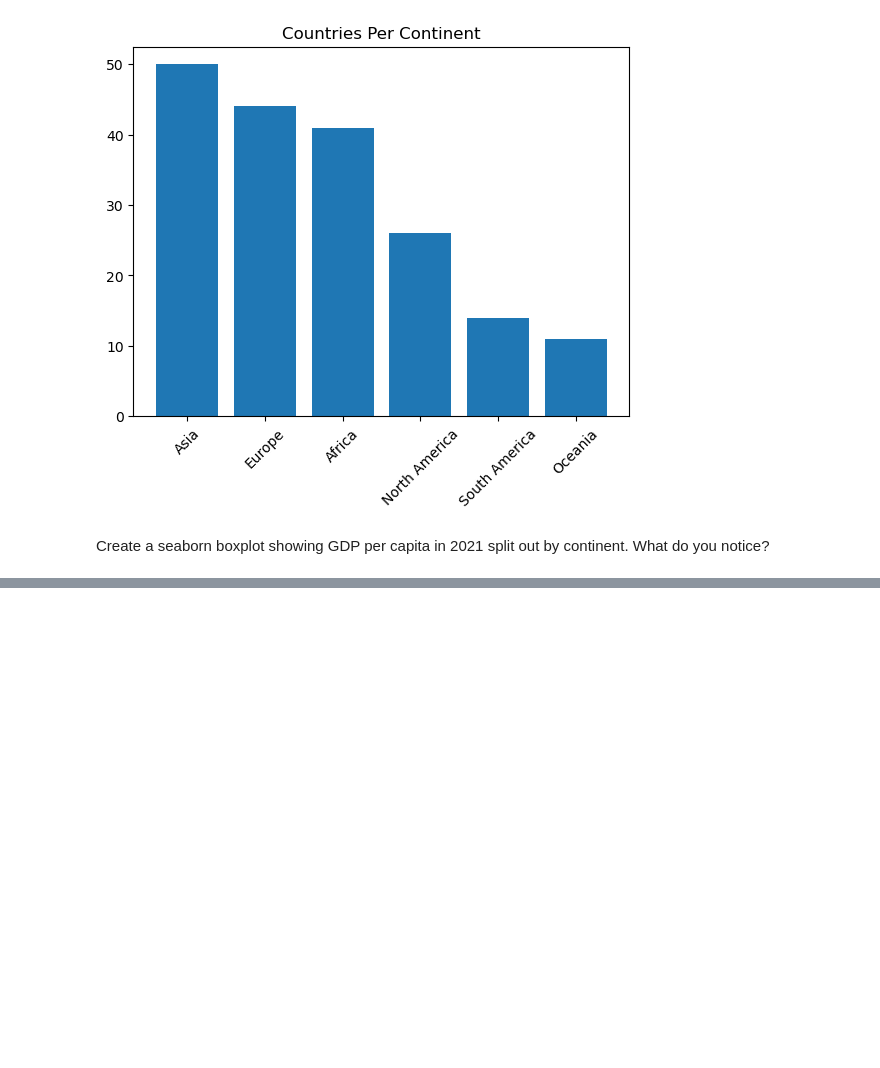
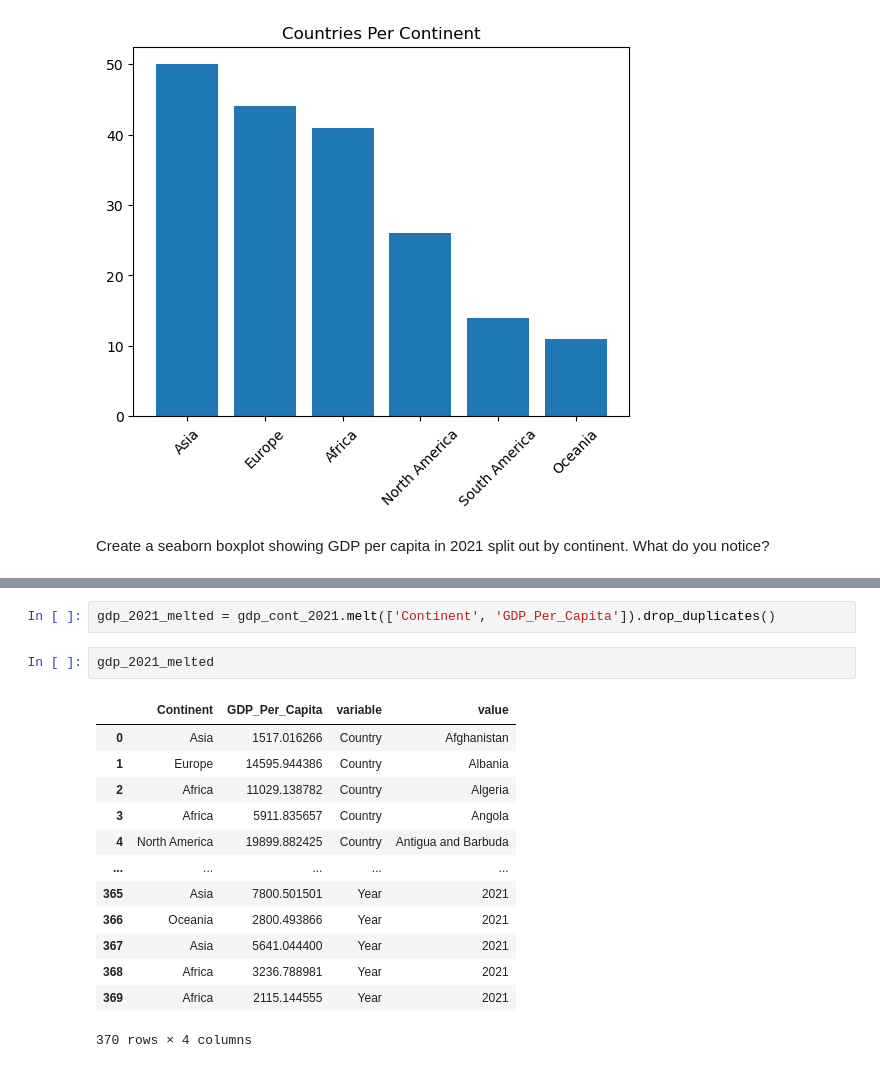
Before and after one commit to nss-data-science-cohort-8/un-exploration-Mythical-clj, a Jupyter notebook: notebooks/UN_Data_Exploration.ipynb, the cells around one changed output, grey strips where cells are left out. Saved outputs shown, nothing was run; the diff lists cells and outputs as text; blank space fills up the shorter version.

```diff
--- a/notebooks/UN_Data_Exploration.ipynb
+++ b/notebooks/UN_Data_Exploration.ipynb
@@ -227 +258,19 @@ gdp_cont_2021 = gdp_df.loc[gdp_df["Year"] == '2021',"Continent"]
+# %%
+gdp_2021_melted = gdp_cont_2021.melt(['Continent', 'GDP_Per_Capita']).drop_duplicates()
+# %%
+gdp_2021_melted
+# %% [output]
+|  | Continent | GDP_Per_Capita | variable | value |
+| 0 | Asia | 1517.016266 | Country | Afghanistan |
+| 1 | Europe | 14595.944386 | Country | Albania |
+| 2 | Africa | 11029.138782 | Country | Algeria |
+| 3 | Africa | 5911.835657 | Country | Angola |
+| 4 | North America | 19899.882425 | Country | Antigua and Barbuda |
+| ... | ... | ... | ... | ... |
+| 365 | Asia | 7800.501501 | Year | 2021 |
+| 366 | Oceania | 2800.493866 | Year | 2021 |
+| 367 | Asia | 5641.044400 | Year | 2021 |
+| 368 | Africa | 3236.788981 | Year | 2021 |
+| 369 | Africa | 2115.144555 | Year | 2021 |
+370 rows × 4 columns
 # %%
```
Also changed, not shown: parts of 16 cells of this notebook.
